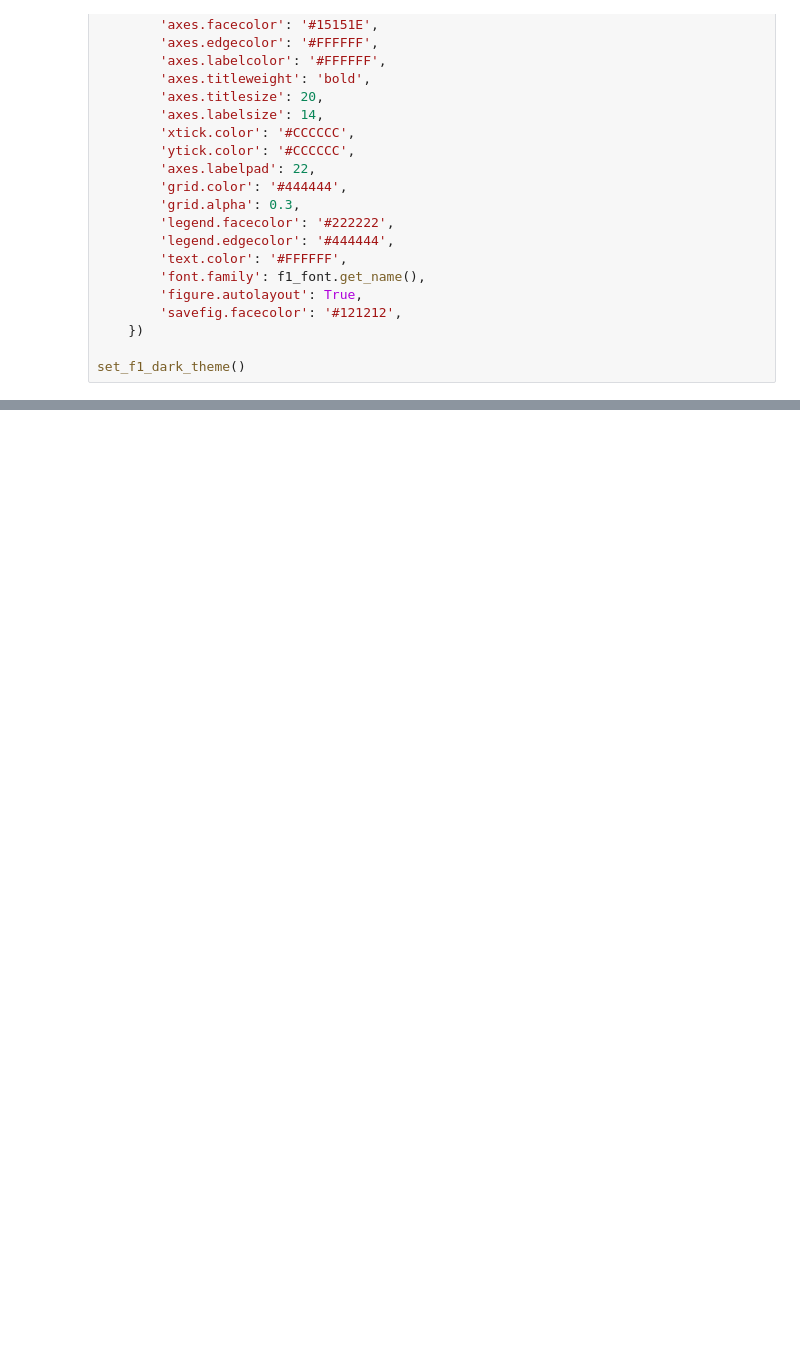
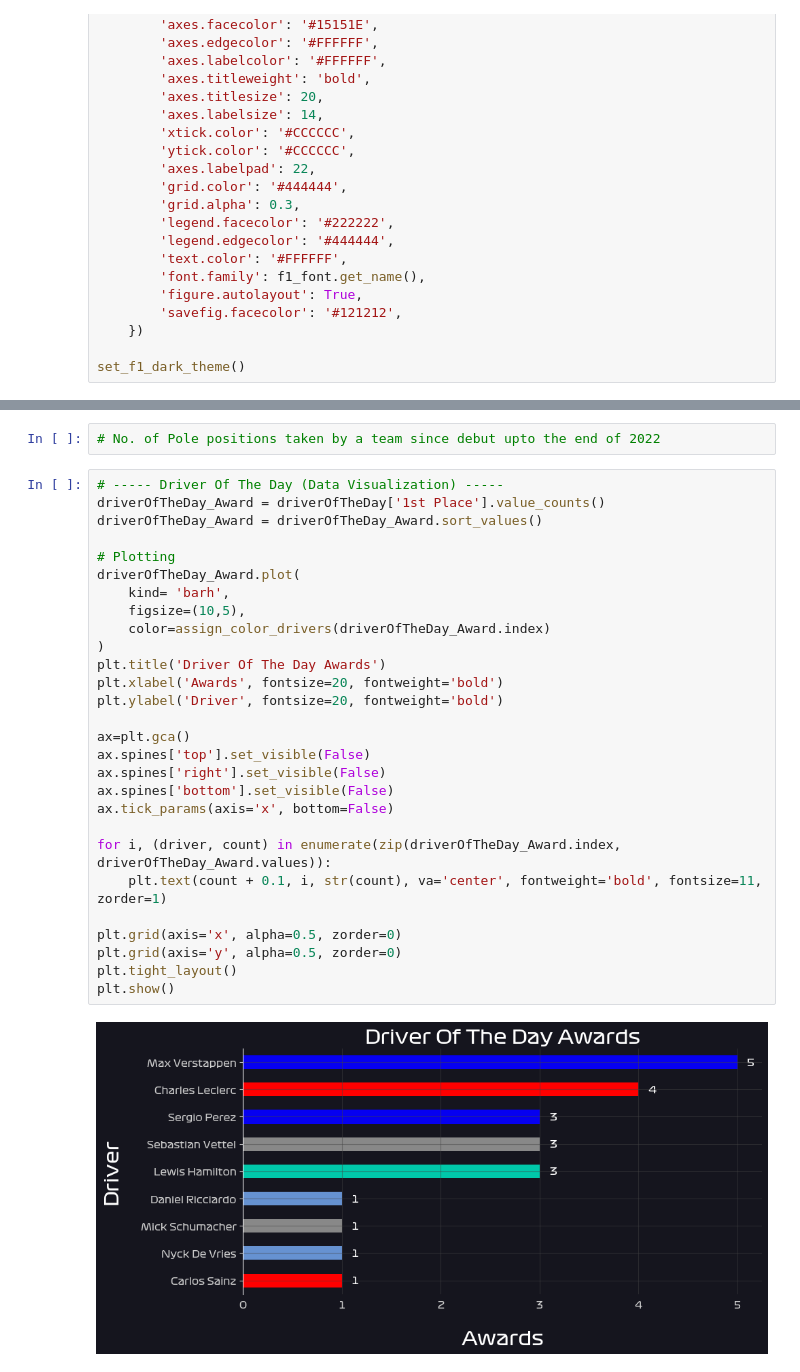
Before and after one commit to CWN221/Formula1-Data_Analytics, a Jupyter notebook: F1-2022_Analysis.ipynb, the cells around one changed output, grey strips where cells are left out. Drawn from its saved outputs; the diff is of its cells as text; blank space fills up the shorter version.

```diff
--- a/F1-2022_Analysis.ipynb
+++ b/F1-2022_Analysis.ipynb
@@ -120,0 +159,32 @@ seasonCalendar
+# %%
+# No. of Pole positions taken by a team since debut upto the end of 2022
+# %%
+# ----- Driver Of The Day (Data Visualization) -----
+driverOfTheDay_Award = driverOfTheDay['1st Place'].value_counts()
+driverOfTheDay_Award = driverOfTheDay_Award.sort_values()
+
+# Plotting
+driverOfTheDay_Award.plot(
+    kind= 'barh',
+    figsize=(10,5),
+    color=assign_color_drivers(driverOfTheDay_Award.index)
+)
+plt.title('Driver Of The Day Awards')
+plt.xlabel('Awards', fontsize=20, fontweight='bold')
+plt.ylabel('Driver', fontsize=20, fontweight='bold')
+
+ax=plt.gca()
+ax.spines['top'].set_visible(False)
+ax.spines['right'].set_visible(False)
+ax.spines['bottom'].set_visible(False)
+ax.tick_params(axis='x', bottom=False)
+
+for i, (driver, count) in enumerate(zip(driverOfTheDay_Award.index, driverOfTheDay_Award.values)):
+    plt.text(count + 0.1, i, str(count), va='center', fontweight='bold', fontsize=11, zorder=1)
+
+plt.grid(axis='x', alpha=0.5, zorder=0)
+plt.grid(axis='y', alpha=0.5, zorder=0)
+plt.tight_layout()
+plt.show()
+# %% [output]
+[figure, added]
```
Also changed, not shown: parts of 3 cells of this notebook.
